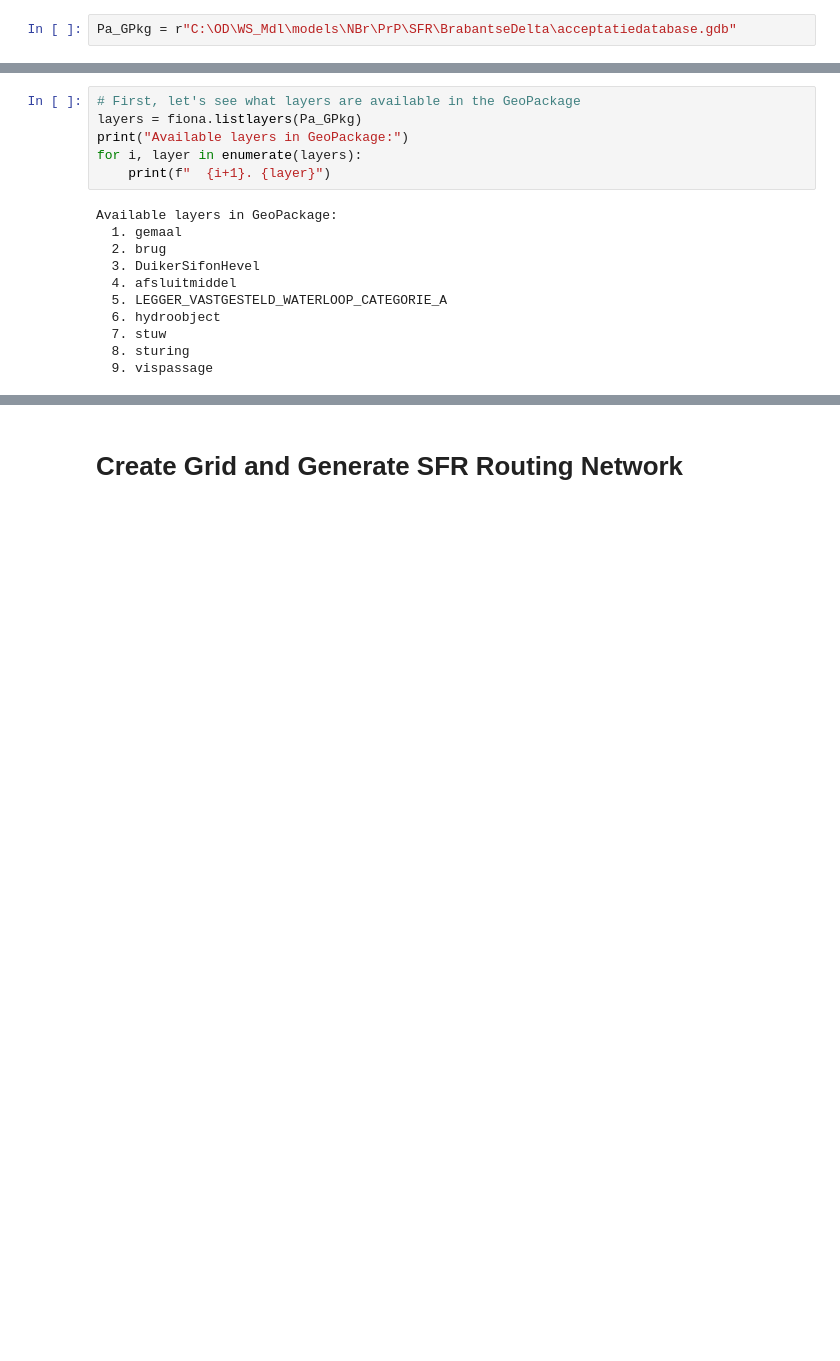
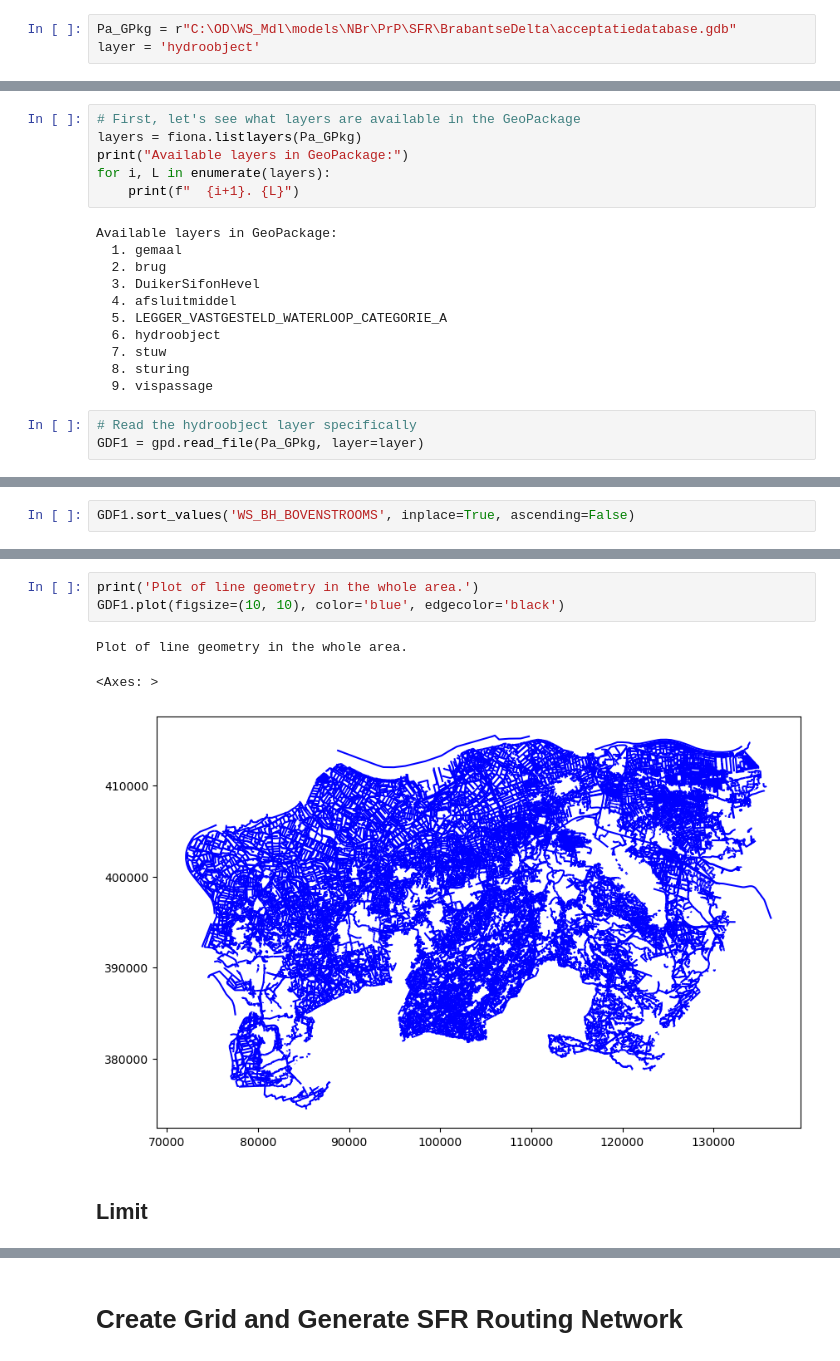
Before and after one commit to Ydrolog/WS_Mdl, a Jupyter notebook: code/Jupyter/PrP/SFRmaker/SFRmaker_NBr33.ipynb, the cells around one changed output, grey strips where cells are left out. Drawn from its saved outputs; the diff is of its cells as text; blank space fills up the shorter version.

```diff
--- a/code/Jupyter/PrP/SFRmaker/SFRmaker_NBr33.ipynb
+++ b/code/Jupyter/PrP/SFRmaker/SFRmaker_NBr33.ipynb
@@ -38,6 +38,7 @@ from WS_Mdl.utils import bold, bold_off
 # Options
 # %%
 Pa_GPkg = r"C:\OD\WS_Mdl\models\NBr\PrP\SFR\BrabantseDelta\acceptatiedatabase.gdb"
+layer = 'hydroobject'
 # %%
 MdlN = 'NBr33'
 # %%
@@ -60,8 +63,8 @@ Other Params like the Cols to be used for the SFR network creation, should be pr
 # First, let's see what layers are available in the GeoPackage
 layers = fiona.listlayers(Pa_GPkg)
 print("Available layers in GeoPackage:")
-for i, layer in enumerate(layers):
-    print(f"  {i+1}. {layer}")
+for i, L in enumerate(layers):
+    print(f"  {i+1}. {L}")
 # %% [output]
 Available layers in GeoPackage:
   1. gemaal
@@ -73,3 +76,6 @@ Available layers in GeoPackage:
   7. stuw
   8. sturing
   9. vispassage
+# %%
+# Read the hydroobject layer specifically
+GDF1 = gpd.read_file(Pa_GPkg, layer=layer)
@@ -75,0 +157,2 @@ Available layers in GeoPackage:
+# %%
+GDF1.sort_values('WS_BH_BOVENSTROOMS', inplace=True, ascending=False)
@@ -75,0 +189,9 @@ Available layers in GeoPackage:
+# %%
+print('Plot of line geometry in the whole area.')
+GDF1.plot(figsize=(10, 10), color='blue', edgecolor='black')
+# %% [output]
+Plot of line geometry in the whole area.
+<Axes: >
+[figure, added]
+# %% [markdown]
+## Limit
```
Also changed, not shown: parts of 33 cells of this notebook, 8 other files.
